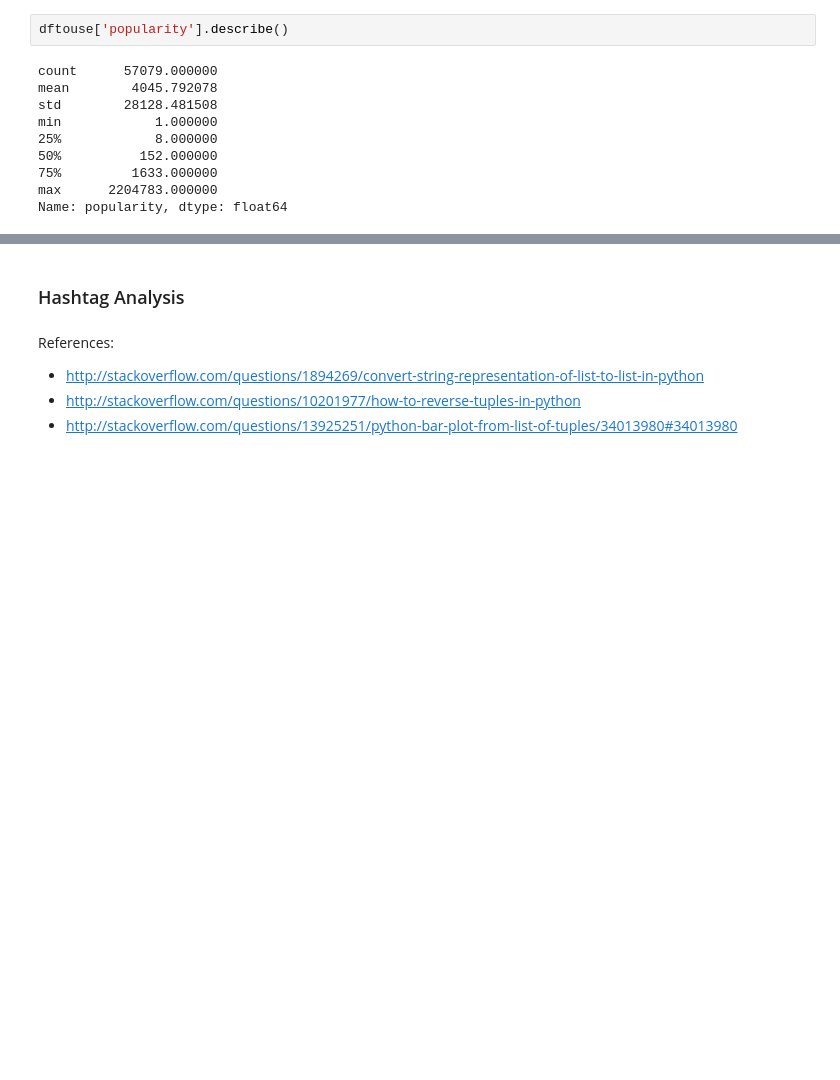
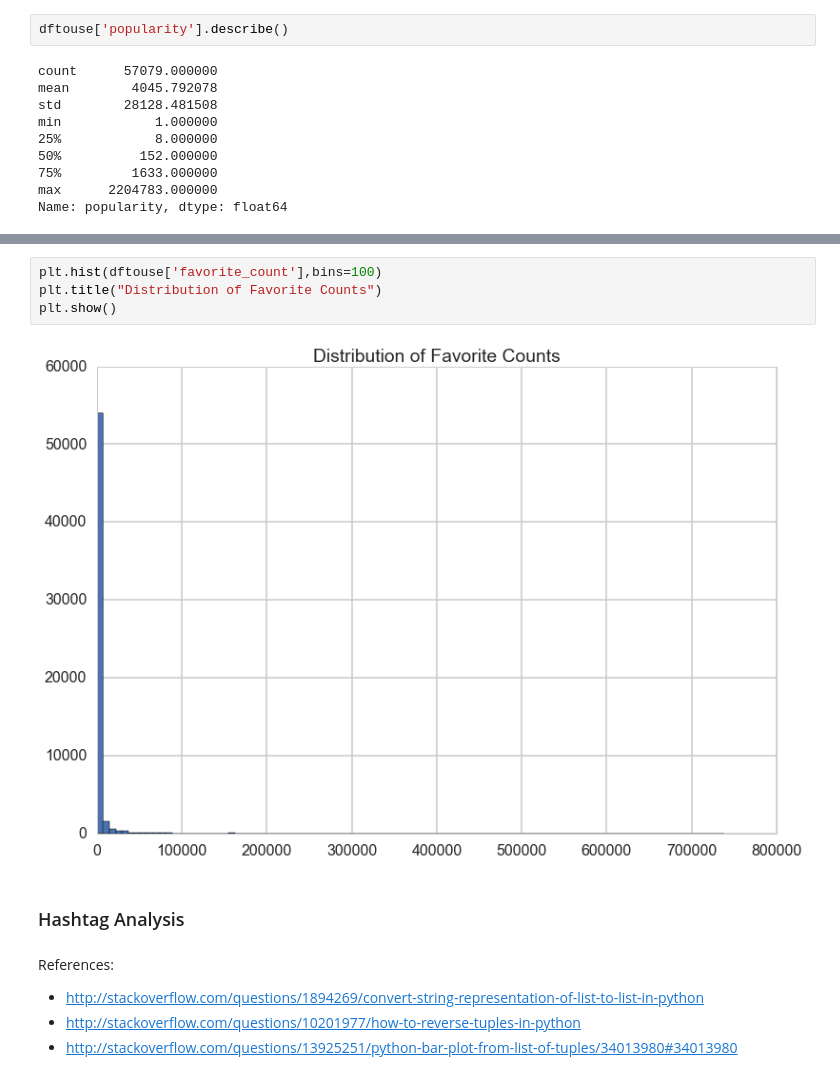
Before and after one commit to belindazeng/goingviral, a Jupyter notebook: goingviral.ipynb, the cells around one changed output, grey strips where cells are left out. Drawn from its saved outputs; the diff is of its cells as text; blank space fills up the shorter version.

```diff
--- a/goingviral.ipynb
+++ b/goingviral.ipynb
@@ -401,3 +435,9 @@ plt.show()
+# %%
+plt.hist(dftouse['favorite_count'],bins=100)
+plt.title("Distribution of Favorite Counts")
+plt.show()
+# %% [output]
+[figure, added]
 # %% [markdown]
 ### Hashtag Analysis
 # %% [markdown]
```
Also changed, not shown: parts of 11 cells of this notebook.
